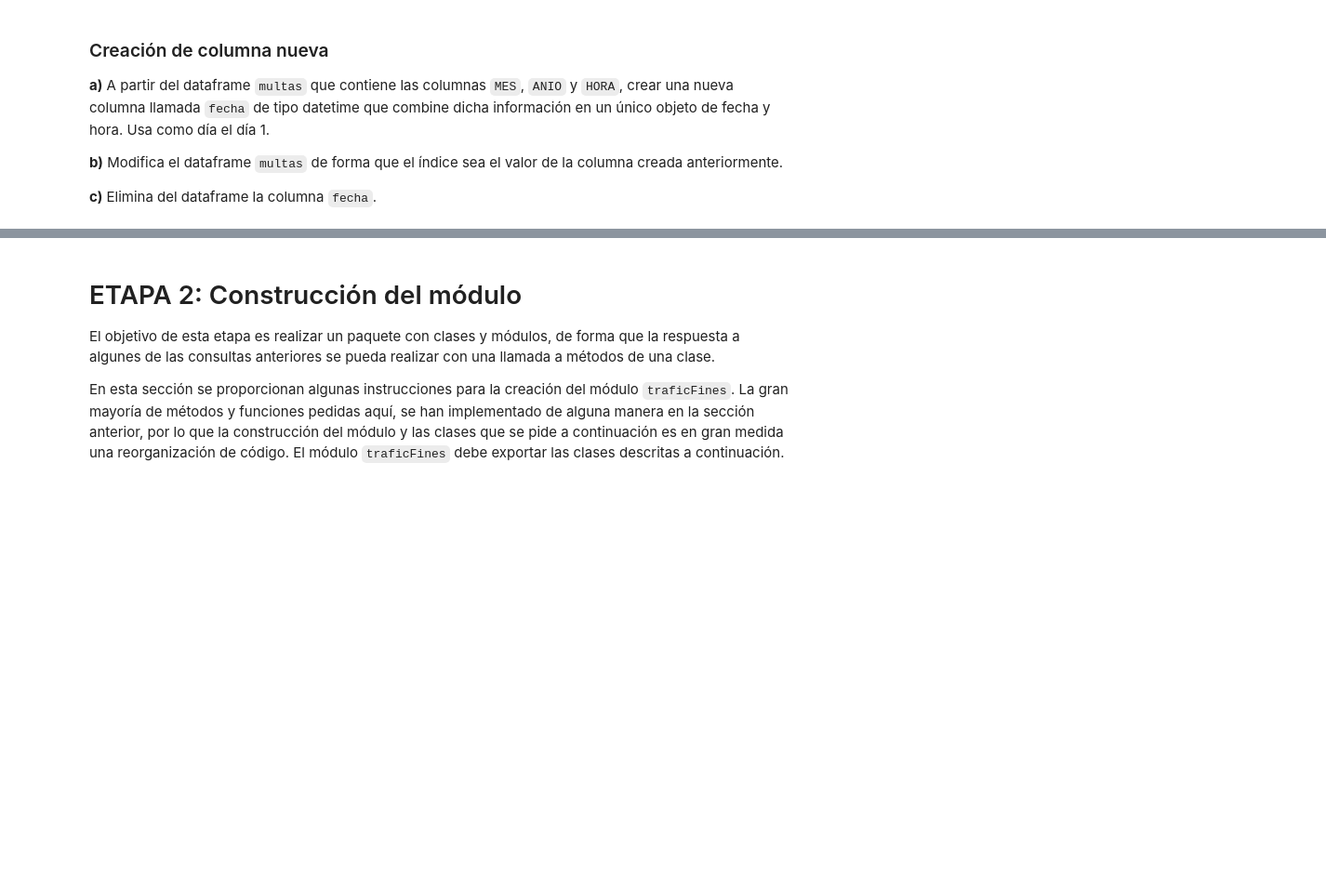
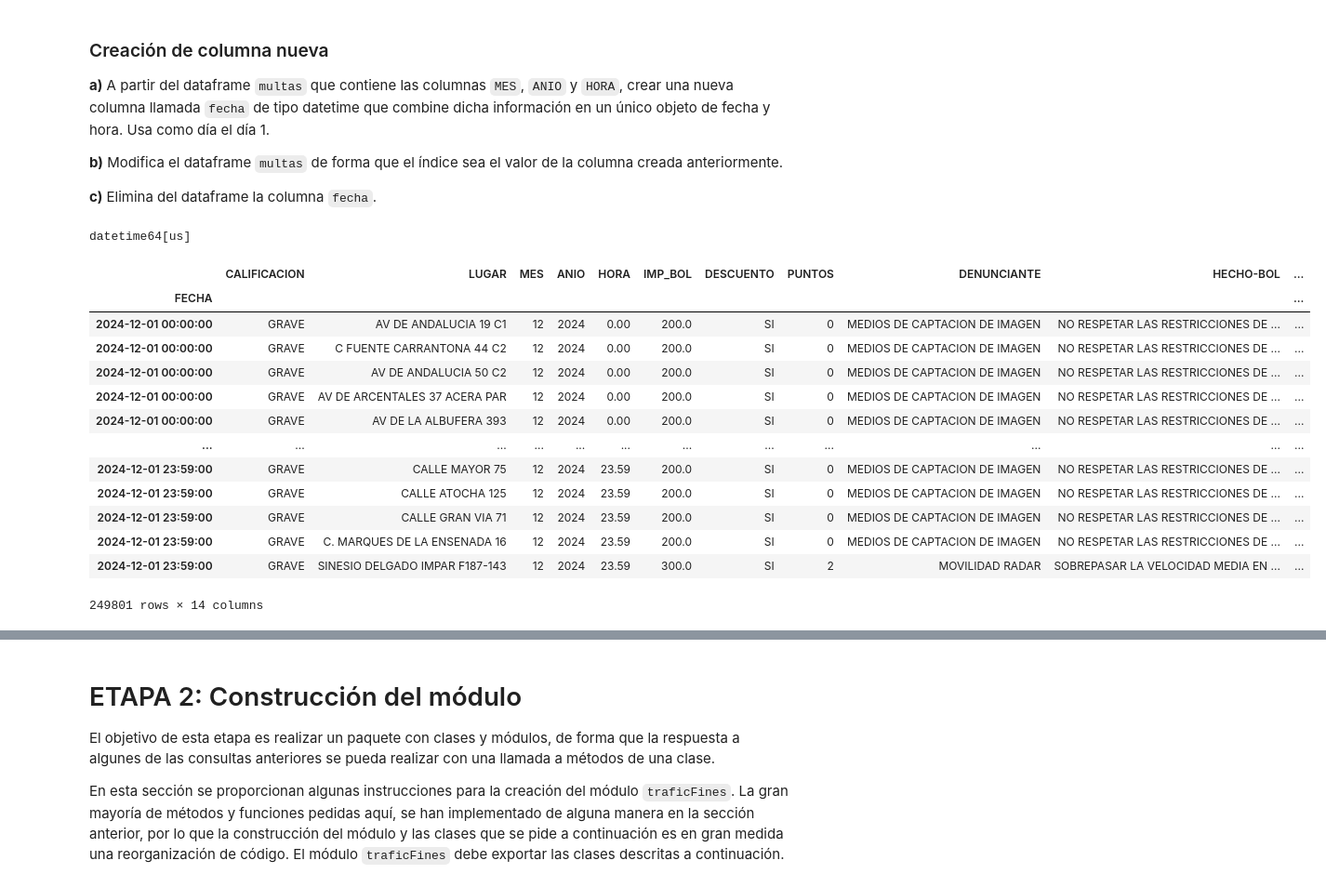
Before and after one commit to cesardro/tarea_python_ucm, a Jupyter notebook: enunciado/enunciado.ipynb, the cells around one changed output, grey strips where cells are left out. Shown at 93% size. Cells and saved outputs as stored; diff of their text form; code cells hidden in the pictures; blank space fills up the shorter version.

```diff
--- a/src/enunciado/enunciado.ipynb
+++ b/enunciado/enunciado.ipynb
@@ -135,0 +227,13 @@ pd.to_numeric?
+# %%
+# Ejercicio d.
+columnas = ["VEL_LIMITE","VEL_CIRCULA"]
+print(clean_multas[columnas].dtypes)
+print("============================================")
+print("Valores distintos\n", clean_multas[columnas].nunique())
+print("Valores distintos VEL_LIMITE: ", clean_multas["VEL_LIMITE"].unique())
+print("Valores distintos VEL_CIRCULA:", clean_multas["VEL_CIRCULA"].unique())
+print("============================================")
+clean_multas[columnas] = clean_multas[columnas].apply(pd.to_numeric, errors="coerce")
+print("Valores distintos\n", clean_multas[columnas].nunique())
+print("Valores distintos VEL_LIMITE: ", clean_multas["VEL_LIMITE"].unique())
+print("Valores distintos VEL_CIRCULA:", clean_multas["VEL_CIRCULA"].unique())
@@ -135,0 +263,13 @@ pd.to_numeric?
+# %%
+# Ejercicio e.
+columnas = ["COORDENADA-X", "COORDENADA-Y"]
+print(clean_multas[columnas].dtypes)
+print("============================================")
+print("Valores distintos\n", clean_multas[columnas].nunique())
+print("Valores distintos COORDENADA-X: ", clean_multas["COORDENADA-X"].unique())
+print("Valores distintos COORDENADA-Y:", clean_multas["COORDENADA-Y"].unique())
+print("============================================")
+clean_multas[columnas] = clean_multas[columnas].apply(pd.to_numeric, errors="coerce")
+print("Valores distintos\n", clean_multas[columnas].nunique())
+print("Valores distintos COORDENADA-X: ", clean_multas["COORDENADA-X"].unique())
+print("Valores distintos COORDENADA-Y:", clean_multas["COORDENADA-Y"].unique())
@@ -145,0 +305,31 @@ __c)__ Elimina del dataframe la columna `fecha`.
+# %%
+# solución
+hr = (clean_multas["HORA"] * 100).round().astype(int)
+fecha = pd.DataFrame({
+    "year": clean_multas["ANIO"],
+    "month": clean_multas["MES"],
+    "day": 1,
+    "hour": hr // 100,
+    "minute": hr % 100
+})
+clean_multas["FECHA"] = pd.to_datetime(fecha)
+print(clean_multas["FECHA"].dtype)
+clean_multas = clean_multas.set_index("FECHA")
+clean_multas = clean_multas.sort_index()
+clean_multas
+# %% [output]
+datetime64[us]
+|  | CALIFICACION | LUGAR | MES | ANIO | HORA | IMP_BOL | DESCUENTO | PUNTOS | DENUNCIANTE | HECHO-BOL | ... |
+| FECHA |  |  |  |  |  |  |  |  |  |  | ... |
+| 2024-12-01 00:00:00 | GRAVE | AV DE ANDALUCIA 19 C1 | 12 | 2024 | 0.00 | 200.0 | SI | 0 | MEDIOS DE CAPTACION DE IMAGEN | NO RESPETAR LAS RESTRICCIONES DE ... | ... |
+| 2024-12-01 00:00:00 | GRAVE | C FUENTE CARRANTONA 44 C2 | 12 | 2024 | 0.00 | 200.0 | SI | 0 | MEDIOS DE CAPTACION DE IMAGEN | NO RESPETAR LAS RESTRICCIONES DE ... | ... |
+| 2024-12-01 00:00:00 | GRAVE | AV DE ANDALUCIA 50 C2 | 12 | 2024 | 0.00 | 200.0 | SI | 0 | MEDIOS DE CAPTACION DE IMAGEN | NO RESPETAR LAS RESTRICCIONES DE ... | ... |
+| 2024-12-01 00:00:00 | GRAVE | AV DE ARCENTALES 37 ACERA PAR | 12 | 2024 | 0.00 | 200.0 | SI | 0 | MEDIOS DE CAPTACION DE IMAGEN | NO RESPETAR LAS RESTRICCIONES DE ... | ... |
+| 2024-12-01 00:00:00 | GRAVE | AV DE LA ALBUFERA 393 | 12 | 2024 | 0.00 | 200.0 | SI | 0 | MEDIOS DE CAPTACION DE IMAGEN | NO RESPETAR LAS RESTRICCIONES DE ... | ... |
+| ... | ... | ... | ... | ... | ... | ... | ... | ... | ... | ... | ... |
+| 2024-12-01 23:59:00 | GRAVE | CALLE MAYOR 75 | 12 | 2024 | 23.59 | 200.0 | SI | 0 | MEDIOS DE CAPTACION DE IMAGEN | NO RESPETAR LAS RESTRICCIONES DE ... | ... |
+| 2024-12-01 23:59:00 | GRAVE | CALLE ATOCHA 125 | 12 | 2024 | 23.59 | 200.0 | SI | 0 | MEDIOS DE CAPTACION DE IMAGEN | NO RESPETAR LAS RESTRICCIONES DE ... | ... |
+| 2024-12-01 23:59:00 | GRAVE | CALLE GRAN VIA 71 | 12 | 2024 | 23.59 | 200.0 | SI | 0 | MEDIOS DE CAPTACION DE IMAGEN | NO RESPETAR LAS RESTRICCIONES DE ... | ... |
+| 2024-12-01 23:59:00 | GRAVE | C. MARQUES DE LA ENSENADA 16 | 12 | 2024 | 23.59 | 200.0 | SI | 0 | MEDIOS DE CAPTACION DE IMAGEN | NO RESPETAR LAS RESTRICCIONES DE ... | ... |
+| 2024-12-01 23:59:00 | GRAVE | SINESIO DELGADO IMPAR F187-143 | 12 | 2024 | 23.59 | 300.0 | SI | 2 | MOVILIDAD RADAR | SOBREPASAR LA VELOCIDAD MEDIA EN ... | ... |
+249801 rows × 14 columns
```
Also changed, not shown: parts of 15 cells of this notebook, 10 other files.
